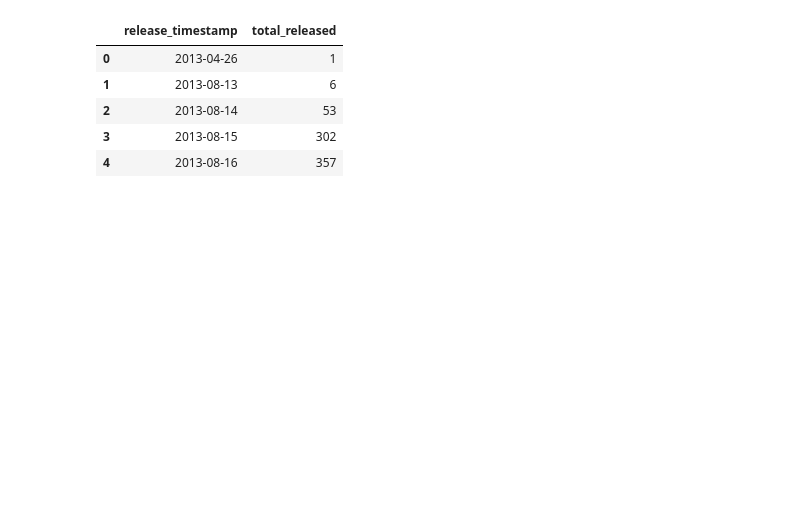
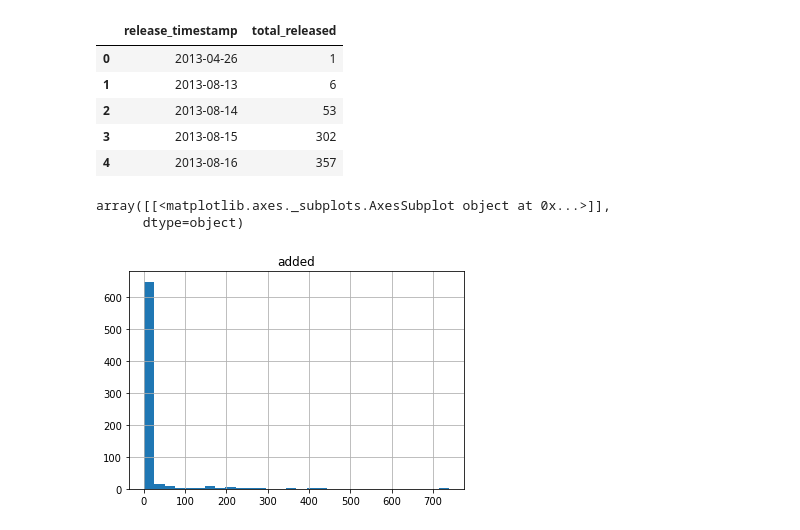
Before and after one commit to AkshayJ0shi/steam_anomaly_detection_capstone, a Jupyter notebook: anomalies.ipynb, the cells around one changed output. Drawn from its saved outputs; the diff is of its cells as text; code cells hidden in the pictures; blank space fills up the shorter version.

```diff
--- a/anomalies.ipynb
+++ b/anomalies.ipynb
@@ -421,3 +387,11 @@ num.head()
 | 2 | 2013-08-14 | 53 |
 | 3 | 2013-08-15 | 302 |
 | 4 | 2013-08-16 | 357 |
+# %%
+num['added'] = num['total_released'].diff()
+# %%
+num.index = num['release_timestamp']
+# %%
+num = num.drop(columns=['release_timestamp', 'total_released'])
+# %%
+num.sort_values('added', ascending=False, inplace=True)
@@ -423,0 +400,6 @@ num.head()
+# %%
+num.hist(bins=30)
+# %% [output]
+array([[<matplotlib.axes._subplots.AxesSubplot object at 0x...>]],
+      dtype=object)
+[figure, added]
```
Also changed, not shown: parts of 33 cells of this notebook, 1 other file.
